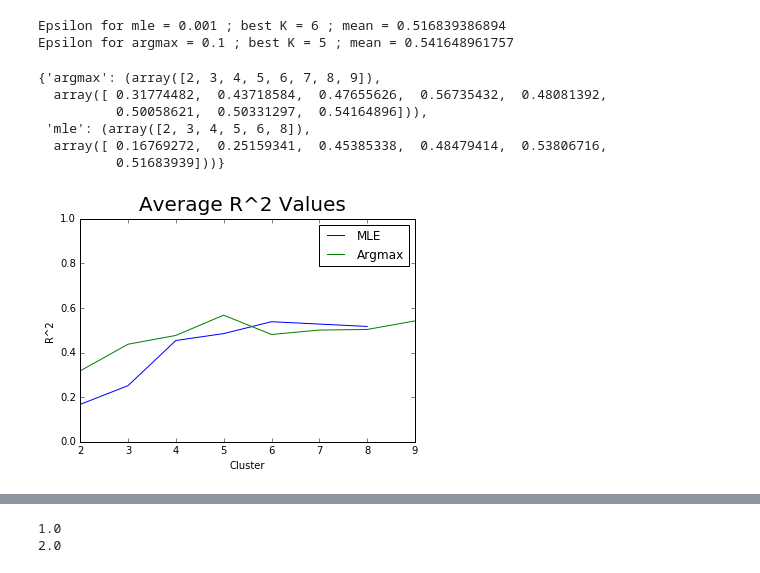
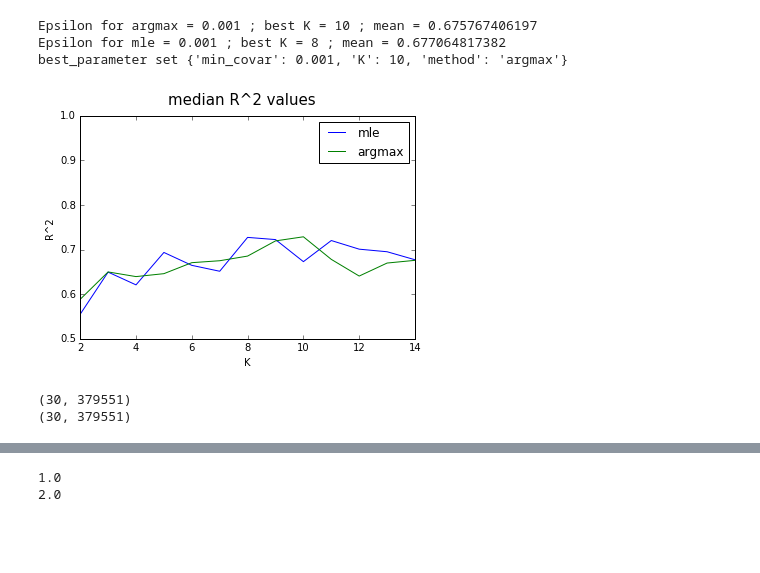
Before and after one commit to PrincetonUniversity/final-proj-cos-424, a Jupyter notebook: plots.ipynb, the cells around one changed output, grey strips where cells are left out. Drawn from its saved outputs; the diff is of its cells as text; code cells hidden in the pictures; blank space fills up the shorter version.

Commit message:
removed unnecessary fixed_k, re-ran analysis without min_covar = 0.1 (Vlad commiting from Sid's account)

```diff
--- a/plots.ipynb
+++ b/plots.ipynb
@@ -9,63 +58,70 @@ FileNotFoundError: [Errno 2] No such file or directory: './data'
 # %%
-os.chdir("/n/fs/cyc424/sjayanti/final-proj-cos-424/data")
-arg_k = np.arange(2,10)
+prefix = '/n/fs/cyc424/sjayanti/final-proj-cos-424/data/'
+arg_k = np.arange(2,15)
 
-highest= {}
+best_params = {}
 for estimate in ('mle', 'argmax'):
     best_k_r2 = -np.inf, None
-    for epsilon in ('eps', '0.001', '0.1'):
+    for epsilon in ('eps', '0.001'):
         for k in arg_k:
-            filename = 'cv-'+str(k)+'-'+estimate+'-'+epsilon+'.p_r2.npy'
+            filename = prefix + 'cv-'+str(k)+'-'+estimate+'-'+epsilon+'.p_r2.npy'
             if not os.path.isfile(filename): continue
-            mean = np.mean(np.load(filename))
+            mean = np.median(np.load(filename))
             best_k_r2 = max(best_k_r2, (mean, k, epsilon))
-    highest[estimate] = best_k_r2
-for k, v in highest.items():
+    best_params[estimate] = best_k_r2
+highest = {}
+for k, v in best_params.items():
     mean, best_k, epsilon = v
     ls = []
     for K in arg_k:
-        filename = 'cv-'+str(K)+'-'+k+'-'+epsilon+'.p_r2.npy'
+        filename = prefix + 'cv-'+str(K)+'-'+k+'-'+epsilon+'.p_r2.npy'
         if not os.path.isfile(filename): continue
-        mean = np.mean(np.load(filename))
+        mean = np.median(np.load(filename))
         ls.append((K, mean))
     Ks, means = zip(*ls)
     Ks, means = np.array(Ks), np.array(means)
     print('Epsilon for', k, '=', epsilon, '; best K =', best_k, '; mean =', mean)
     highest[k] = (Ks, means)
 
-highest
+best_params_tuple = max(best_params.items(), key=lambda x: x[1][1])
+best_params = {'method': best_params_tuple[0],
+               'min_covar': float(best_params_tuple[1][2]),
+               'K': best_params_tuple[1][1]}
+print('best_parameter set', best_params)
 # %% [output]
-Epsilon for mle = 0.001 ; best K = 6 ; mean = 0.516839386894
-Epsilon for argmax = 0.1 ; best K = 5 ; mean = 0.541648961757
+Epsilon for argmax = 0.001 ; best K = 10 ; mean = 0.675767406197
+Epsilon for mle = 0.001 ; best K = 8 ; mean = 0.677064817382
+best_parameter set {'min_covar': 0.001, 'K': 10, 'method': 'argmax'}
-{'argmax': (array([2, 3, 4, 5, 6, 7, 8, 9]),
-  array([ 0.31774482,  0.43718584,  0.47655626,  0.56735432,  0.48081392,
-          0.50058621,  0.50331297,  0.54164896])),
- 'mle': (array([2, 3, 4, 5, 6, 8]),
-  array([ 0.16769272,  0.25159341,  0.45385338,  0.48479414,  0.53806716,
-          0.51683939]))}
 # %%
-K = 9
-N = 33
-D = 350000
-
 def plotR2(r2dict):
     mles = r2dict['mle'][1]
     amxs = r2dict['argmax'][1]
     Km = r2dict['mle'][0]
     Ka = r2dict['argmax'][0]
 
-    plt.plot(Km, mles, label='MLE')
-    plt.plot(Ka, amxs, label='Argmax')
-    plt.suptitle('Average R^2 Values', fontsize=20)
+    plt.plot(Km, mles, label='mle')
+    plt.plot(Ka, amxs, label='argmax')
+    plt.suptitle('median R^2 values', fontsize=15)
     plt.ylabel('R^2')
-    plt.xlabel('Cluster')
+    plt.xlabel('K')
     plt.legend()
-    plt.axis([2,9,0,1])
+    plt.axis([2,14,0.5,1])
     plt.show()
 
-R2vecMLE =  np.random.normal(0.2,0.1, size=(K,N))
-R2vecARGMAX =  np.random.normal(0.2,0.1, size=(K,N))
-resp = np.random.normal(0.2,0.01,size=(K,N))
 plotR2(highest)
 # %% [output]
-[figure, old version]
+[figure, new version]
+# %%
+train_df_int = train_df
+for i in train_tissues:
+    train_df_int[i] = data_loader.local_impute(train_df[i].copy())
+tissues_to_cluster = train_tissues[:]
+for i in [14, 25, 26, 33]:
+    tissues_to_cluster.remove('b' + str(i))
+X_np = train_df_int[tissues_to_cluster].values.transpose()
+print(X_np.shape)
+X_np_new = X_np
+print(X_np_new.shape)
+# %% [output]
+(30, 379551)
+(30, 379551)
```
Also changed, not shown: parts of 9 cells of this notebook, 5 other files.
